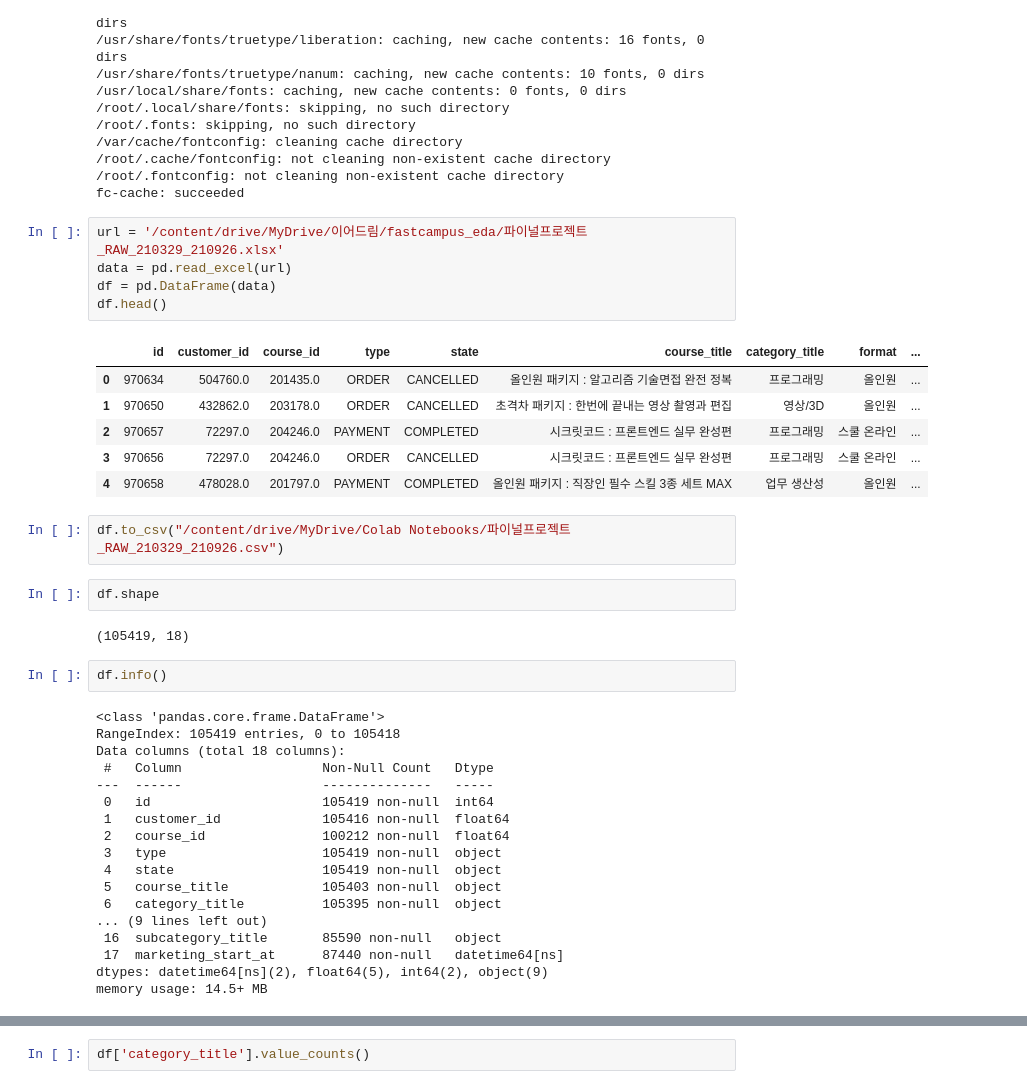
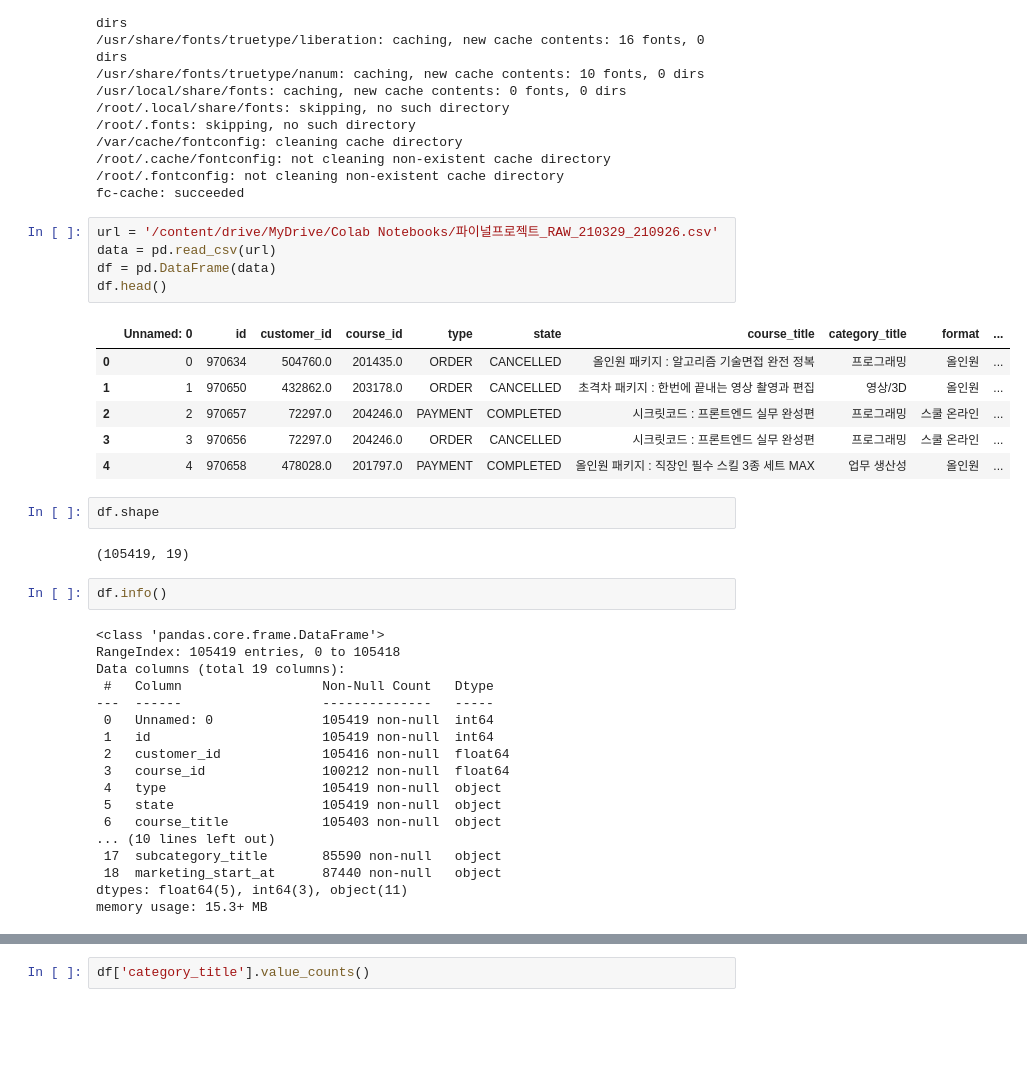
Before and after one commit to y001003/team6-MIniproject-, a Jupyter notebook: fast_campus_eda_ipynb의_사본.ipynb, the cells around one changed output, grey strips where cells are left out. Cells and saved outputs as stored; diff of their text form; blank space fills up the shorter version.

Commit message:
Colaboratory를 통해 생성됨

```diff
--- a/fast_campus_eda_ipynb의_사본.ipynb
+++ b/fast_campus_eda_ipynb의_사본.ipynb
@@ -37,43 +37,41 @@ Use 'sudo apt autoremove' to remove them.
 /root/.fontconfig: not cleaning non-existent cache directory
 fc-cache: succeeded
 # %%
-url = '/content/drive/MyDrive/이어드림/fastcampus_eda/파이널프로젝트_RAW_210329_210926.xlsx'
-data = pd.read_excel(url)
+url = '/content/drive/MyDrive/Colab Notebooks/파이널프로젝트_RAW_210329_210926.csv'
+data = pd.read_csv(url)
 df = pd.DataFrame(data)
 df.head()
 # %% [output]
-|  | id | customer_id | course_id | type | state | course_title | category_title | format | ... |
-| 0 | 970634 | 504760.0 | 201435.0 | ORDER | CANCELLED | 올인원 패키지 : 알고리즘 기술면접 완전 정복 | 프로그래밍 | 올인원 | ... |
-| 1 | 970650 | 432862.0 | 203178.0 | ORDER | CANCELLED | 초격차 패키지 : 한번에 끝내는 영상 촬영과 편집 | 영상/3D | 올인원 | ... |
-| 2 | 970657 | 72297.0 | 204246.0 | PAYMENT | COMPLETED | 시크릿코드 : 프론트엔드 실무 완성편 | 프로그래밍 | 스쿨 온라인 | ... |
-| 3 | 970656 | 72297.0 | 204246.0 | ORDER | CANCELLED | 시크릿코드 : 프론트엔드 실무 완성편 | 프로그래밍 | 스쿨 온라인 | ... |
-| 4 | 970658 | 478028.0 | 201797.0 | PAYMENT | COMPLETED | 올인원 패키지 : 직장인 필수 스킬 3종 세트 MAX | 업무 생산성 | 올인원 | ... |
+|  | Unnamed: 0 | id | customer_id | course_id | type | state | course_title | category_title | format | ... |
+| 0 | 0 | 970634 | 504760.0 | 201435.0 | ORDER | CANCELLED | 올인원 패키지 : 알고리즘 기술면접 완전 정복 | 프로그래밍 | 올인원 | ... |
+| 1 | 1 | 970650 | 432862.0 | 203178.0 | ORDER | CANCELLED | 초격차 패키지 : 한번에 끝내는 영상 촬영과 편집 | 영상/3D | 올인원 | ... |
+| 2 | 2 | 970657 | 72297.0 | 204246.0 | PAYMENT | COMPLETED | 시크릿코드 : 프론트엔드 실무 완성편 | 프로그래밍 | 스쿨 온라인 | ... |
+| 3 | 3 | 970656 | 72297.0 | 204246.0 | ORDER | CANCELLED | 시크릿코드 : 프론트엔드 실무 완성편 | 프로그래밍 | 스쿨 온라인 | ... |
+| 4 | 4 | 970658 | 478028.0 | 201797.0 | PAYMENT | COMPLETED | 올인원 패키지 : 직장인 필수 스킬 3종 세트 MAX | 업무 생산성 | 올인원 | ... |
-# %%
-df.to_csv("/content/drive/MyDrive/Colab Notebooks/파이널프로젝트_RAW_210329_210926.csv")
 # %%
 df.shape
 # %% [output]
-(105419, 18)
+(105419, 19)
 # %%
 df.info()
 # %% [output]
 <class 'pandas.core.frame.DataFrame'>
 RangeIndex: 105419 entries, 0 to 105418
-Data columns (total 18 columns):
+Data columns (total 19 columns):
  #   Column                  Non-Null Count   Dtype
 ---  ------                  --------------   -----
- 0   id                      105419 non-null  int64
- 1   customer_id             105416 non-null  float64
- 2   course_id               100212 non-null  float64
- 3   type                    105419 non-null  object
- 4   state                   105419 non-null  object
- 5   course_title            105403 non-null  object
- 6   category_title          105395 non-null  object
-... (9 lines left out)
- 16  subcategory_title       85590 non-null   object
- 17  marketing_start_at      87440 non-null   datetime64[ns]
-dtypes: datetime64[ns](2), float64(5), int64(2), object(9)
-memory usage: 14.5+ MB
+ 0   Unnamed: 0              105419 non-null  int64
+ 1   id                      105419 non-null  int64
+ 2   customer_id             105416 non-null  float64
+ 3   course_id               100212 non-null  float64
+ 4   type                    105419 non-null  object
+ 5   state                   105419 non-null  object
+ 6   course_title            105403 non-null  object
+... (10 lines left out)
+ 17  subcategory_title       85590 non-null   object
+ 18  marketing_start_at      87440 non-null   object
+dtypes: float64(5), int64(3), object(11)
+memory usage: 15.3+ MB
 # %%
 df.isnull().sum()
 # %% [output]
```
Also changed, not shown: parts of 35 cells of this notebook.
